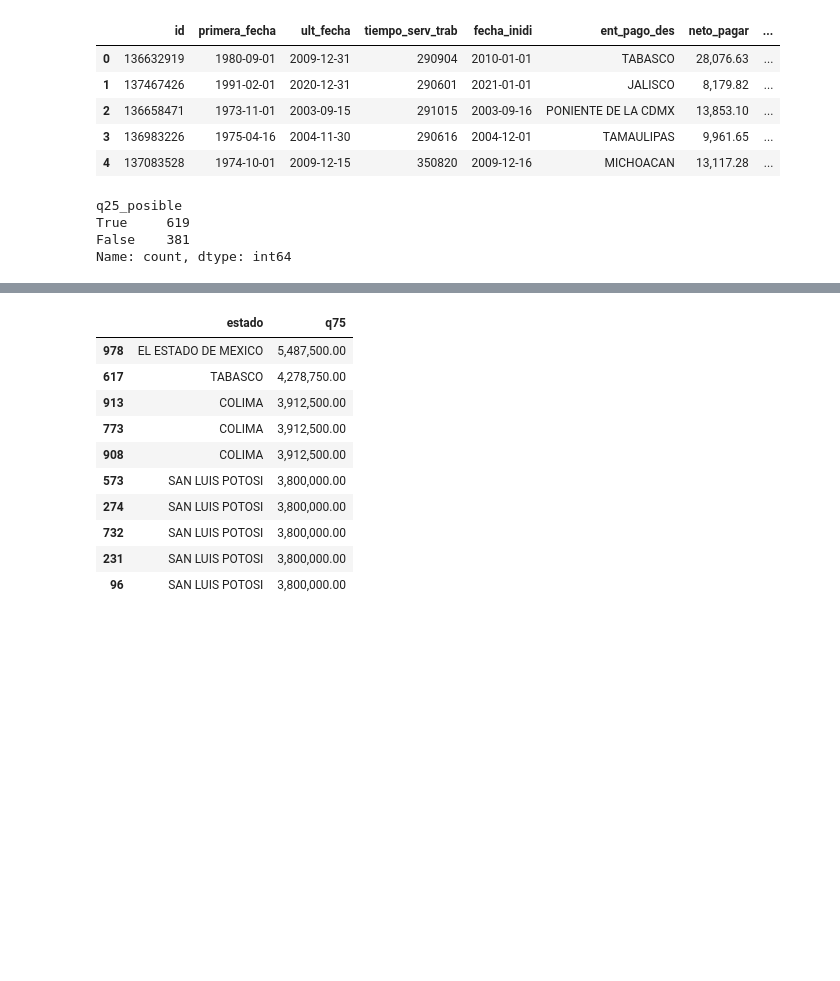
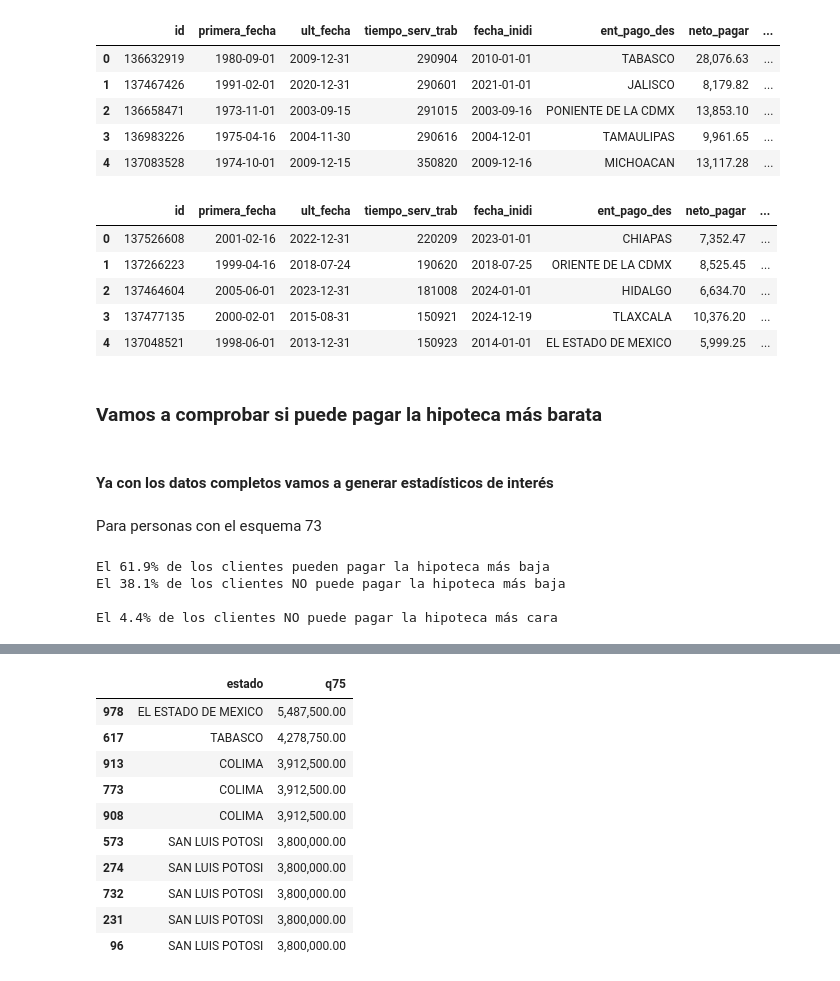
Before and after one commit to JPablo65/Pension_Real_State_MX, a Jupyter notebook: Resultados.ipynb, the cells around one changed output, grey strips where cells are left out. Saved outputs shown, nothing was run; the diff lists cells and outputs as text; code cells hidden in the pictures; blank space fills up the shorter version.

```diff
--- a/Resultados.ipynb
+++ b/Resultados.ipynb
@@ -62,6 +67,17 @@ antes_con_modelo.head(5)
 | 2 | 136658471 | 1973-11-01 | 2003-09-15 | 291015 | 2003-09-16 | PONIENTE DE LA CDMX | 13,853.10 | ... |
 | 3 | 136983226 | 1975-04-16 | 2004-11-30 | 290616 | 2004-12-01 | TAMAULIPAS | 9,961.65 | ... |
 | 4 | 137083528 | 1974-10-01 | 2009-12-15 | 350820 | 2009-12-16 | MICHOACAN | 13,117.28 | ... |
+# %%
+despues_con_modelo.head()
+# %% [output]
+|  | id | primera_fecha | ult_fecha | tiempo_serv_trab | fecha_inidi | ent_pago_des | neto_pagar | ... |
+| 0 | 137526608 | 2001-02-16 | 2022-12-31 | 220209 | 2023-01-01 | CHIAPAS | 7,352.47 | ... |
+| 1 | 137266223 | 1999-04-16 | 2018-07-24 | 190620 | 2018-07-25 | ORIENTE DE LA CDMX | 8,525.45 | ... |
+| 2 | 137464604 | 2005-06-01 | 2023-12-31 | 181008 | 2024-01-01 | HIDALGO | 6,634.70 | ... |
+| 3 | 137477135 | 2000-02-01 | 2015-08-31 | 150921 | 2024-12-19 | TLAXCALA | 10,376.20 | ... |
+| 4 | 137048521 | 1998-06-01 | 2013-12-31 | 150923 | 2014-01-01 | EL ESTADO DE MEXICO | 5,999.25 | ... |
+# %% [markdown]
+### Vamos a comprobar si puede pagar la hipoteca más barata
 # %%
 def puede_pagar_hipoteca(row, q='q25'):
     # Datos
@@ -93,13 +109,20 @@ def puede_pagar_hipoteca(row, q='q25'):
             if fondo < 0:
                 return False
     return True
+# %% [markdown]
+#### Ya con los datos completos vamos a generar estadísticos de interés
+# %% [markdown]
+Para personas con el esquema 73
 # %%
-
 for q in ['q25', 'q50', 'q75']:
     antes_con_modelo[f'{q}_posible'] = antes_con_modelo.apply(puede_pagar_hipoteca, axis=1, q=q)
-antes_con_modelo['q25_posible'].value_counts()
+print(f'El {antes_con_modelo['q25_posible'].value_counts()[0]/len(antes_con_modelo)*100}% de los clientes pueden pagar la hipoteca más baja')
+print(f'El {antes_con_modelo['q25_posible'].value_counts()[1]/len(antes_con_modelo)*100}% de los clientes NO puede pagar la hipoteca más baja')
+
+
+print(f'\nEl {round(antes_con_modelo['q75_posible'].value_counts()[1]/len(antes_con_modelo)*100,1)}% de los clientes NO puede pagar la hipoteca más cara')
 # %% [output]
-q25_posible
-True     619
-False    381
-Name: count, dtype: int64
+El 61.9% de los clientes pueden pagar la hipoteca más baja
+El 38.1% de los clientes NO puede pagar la hipoteca más baja
+
+El 4.4% de los clientes NO puede pagar la hipoteca más cara
```
Also changed, not shown: parts of 21 cells of this notebook.
